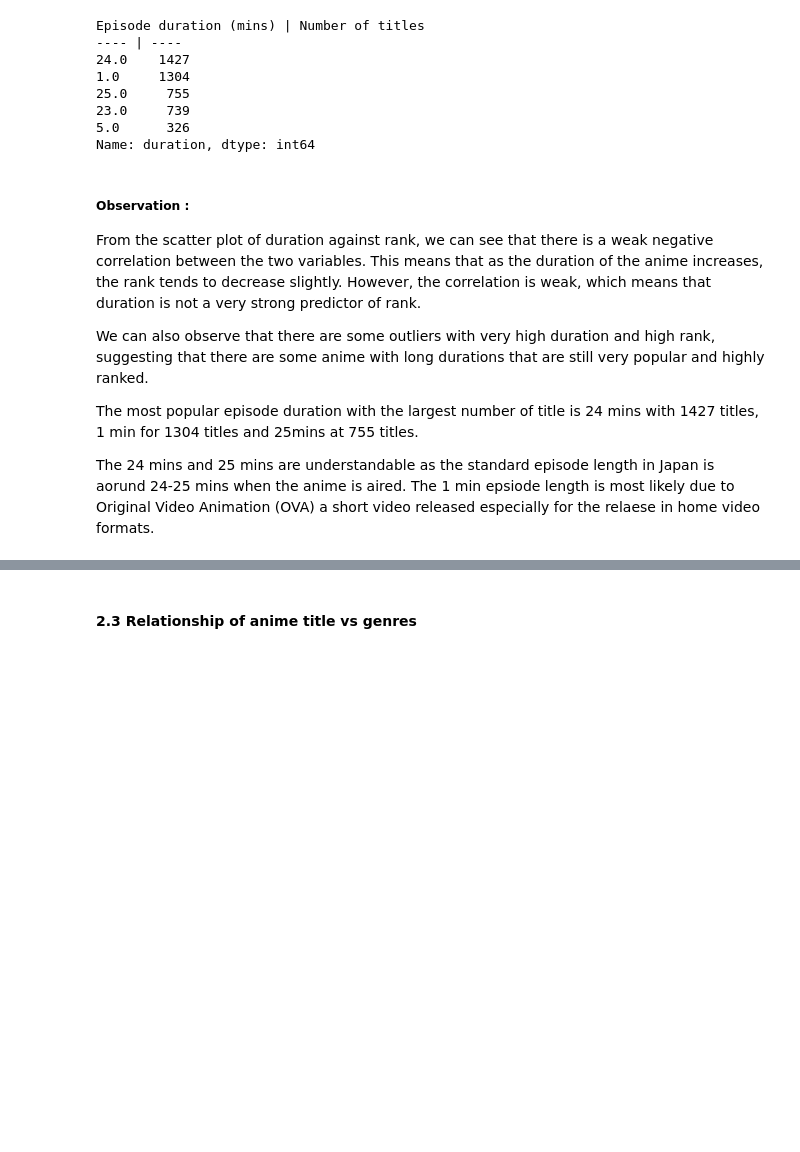
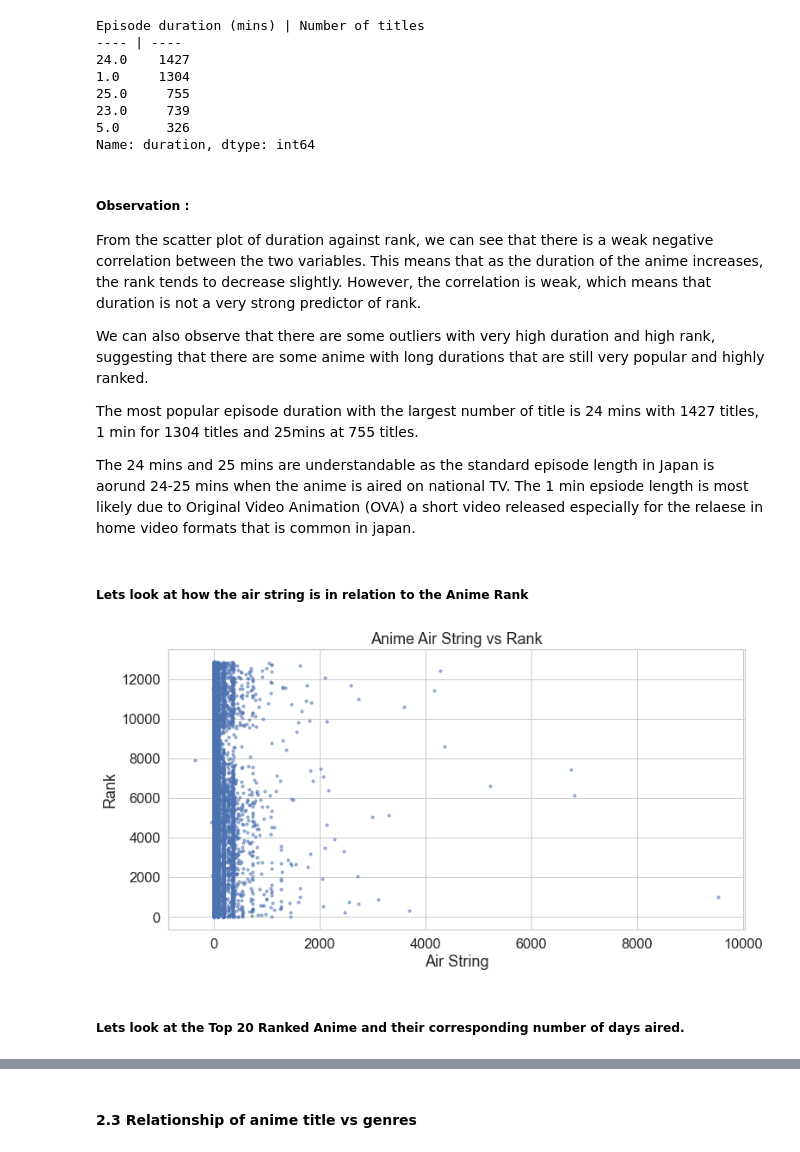
Before and after one commit to Jianhong072/SC1015-Mini-Project, a Jupyter notebook: Mini Project.ipynb, the cells around one changed output, grey strips where cells are left out. Cells and saved outputs as stored; diff of their text form; code cells hidden in the pictures; blank space fills up the shorter version.

```diff
--- a/Mini Project.ipynb
+++ b/Mini Project.ipynb
@@ -229,4 +235,20 @@ We can also observe that there are some outliers with very high duration and hig
 
 The most popular episode duration with the largest number of title is 24 mins with 1427 titles, 1 min for 1304 titles and 25mins at 755 titles.
 
-The 24 mins and 25 mins are understandable as the standard episode length in Japan is aorund 24-25 mins when the anime is aired. The 1 min epsiode length is most likely due to Original Video Animation (OVA) a short video released especially for the relaese in home video formats.
+The 24 mins and 25 mins are understandable as the standard episode length in Japan is aorund 24-25 mins when the anime is aired on national TV. The 1 min epsiode length is most likely due to Original Video Animation (OVA) a short video released especially for the relaese in home video formats that is common in japan.
+# %% [markdown]
+##### Lets look at how the air string is in relation to the Anime Rank
+# %%
+# create a scatter plot of air string vs rank
+fig, ax = plt.subplots(figsize=(12, 6))
+ax.scatter(df['aired_string'], df['rank'], s=10, alpha=0.5)
+
+ax.set_xlabel('Air String')
+ax.set_ylabel('Rank')
+ax.set_title('Anime Air String vs Rank')
+
+plt.show()
+# %% [output]
+[figure, added]
+# %% [markdown]
+##### Lets look at the Top 20 Ranked Anime and their corresponding number of days aired.
```
Also changed, not shown: parts of 22 cells of this notebook.
